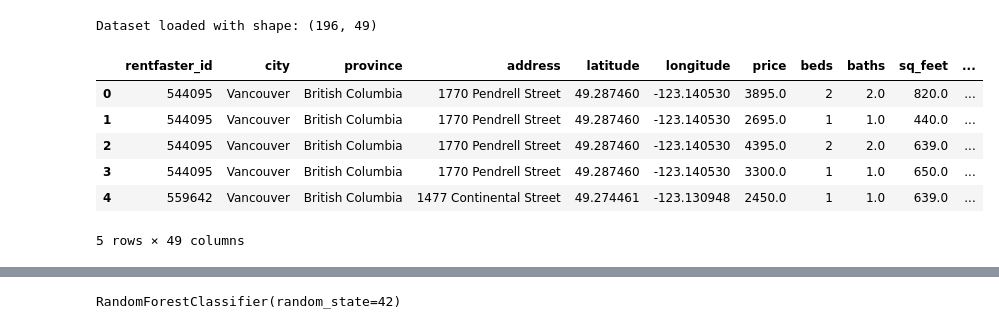
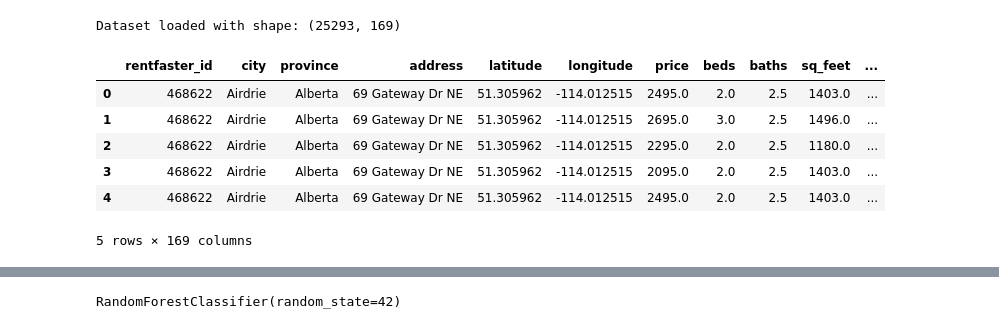
Before and after one commit to alexcsh0/RentWise, a Jupyter notebook: notebooks/02_classification.ipynb, the cells around one changed output, grey strips where cells are left out. Cells and saved outputs as stored; diff of their text form; code cells hidden in the pictures.

```diff
--- a/notebooks/02_classification.ipynb
+++ b/notebooks/02_classification.ipynb
@@ -10,18 +10,18 @@ from sklearn.model_selection import train_test_split
 #from sklearn.neighbors import KNeighborsClassifier # testing if KNN is better
 # %%
 # load cleaned dataset
-df = pd.read_csv("../data/processed/cleaned_rentals.csv")
+df = pd.read_csv("../data/processed/cleaned_rentals_25k.csv")
 print("Dataset loaded with shape:", df.shape)
 df.head()
 # %% [output]
-Dataset loaded with shape: (196, 49)
+Dataset loaded with shape: (25293, 169)
 |  | rentfaster_id | city | province | address | latitude | longitude | price | beds | baths | sq_feet | ... |
-| 0 | 544095 | Vancouver | British Columbia | 1770 Pendrell Street | 49.287460 | -123.140530 | 3895.0 | 2 | 2.0 | 820.0 | ... |
-| 1 | 544095 | Vancouver | British Columbia | 1770 Pendrell Street | 49.287460 | -123.140530 | 2695.0 | 1 | 1.0 | 440.0 | ... |
-| 2 | 544095 | Vancouver | British Columbia | 1770 Pendrell Street | 49.287460 | -123.140530 | 4395.0 | 2 | 2.0 | 639.0 | ... |
-| 3 | 544095 | Vancouver | British Columbia | 1770 Pendrell Street | 49.287460 | -123.140530 | 3300.0 | 1 | 1.0 | 650.0 | ... |
-| 4 | 559642 | Vancouver | British Columbia | 1477 Continental Street | 49.274461 | -123.130948 | 2450.0 | 1 | 1.0 | 639.0 | ... |
+| 0 | 468622 | Airdrie | Alberta | 69 Gateway Dr NE | 51.305962 | -114.012515 | 2495.0 | 2.0 | 2.5 | 1403.0 | ... |
+| 1 | 468622 | Airdrie | Alberta | 69 Gateway Dr NE | 51.305962 | -114.012515 | 2695.0 | 3.0 | 2.5 | 1496.0 | ... |
+| 2 | 468622 | Airdrie | Alberta | 69 Gateway Dr NE | 51.305962 | -114.012515 | 2295.0 | 2.0 | 2.5 | 1180.0 | ... |
+| 3 | 468622 | Airdrie | Alberta | 69 Gateway Dr NE | 51.305962 | -114.012515 | 2095.0 | 2.0 | 2.5 | 1403.0 | ... |
+| 4 | 468622 | Airdrie | Alberta | 69 Gateway Dr NE | 51.305962 | -114.012515 | 2495.0 | 2.0 | 2.5 | 1403.0 | ... |
-5 rows × 49 columns
+5 rows × 169 columns
 # %%
 # Keep only the desired columns
 cols_to_keep = [
```
Also changed, not shown: parts of 2 cells of this notebook, 3 other files.
